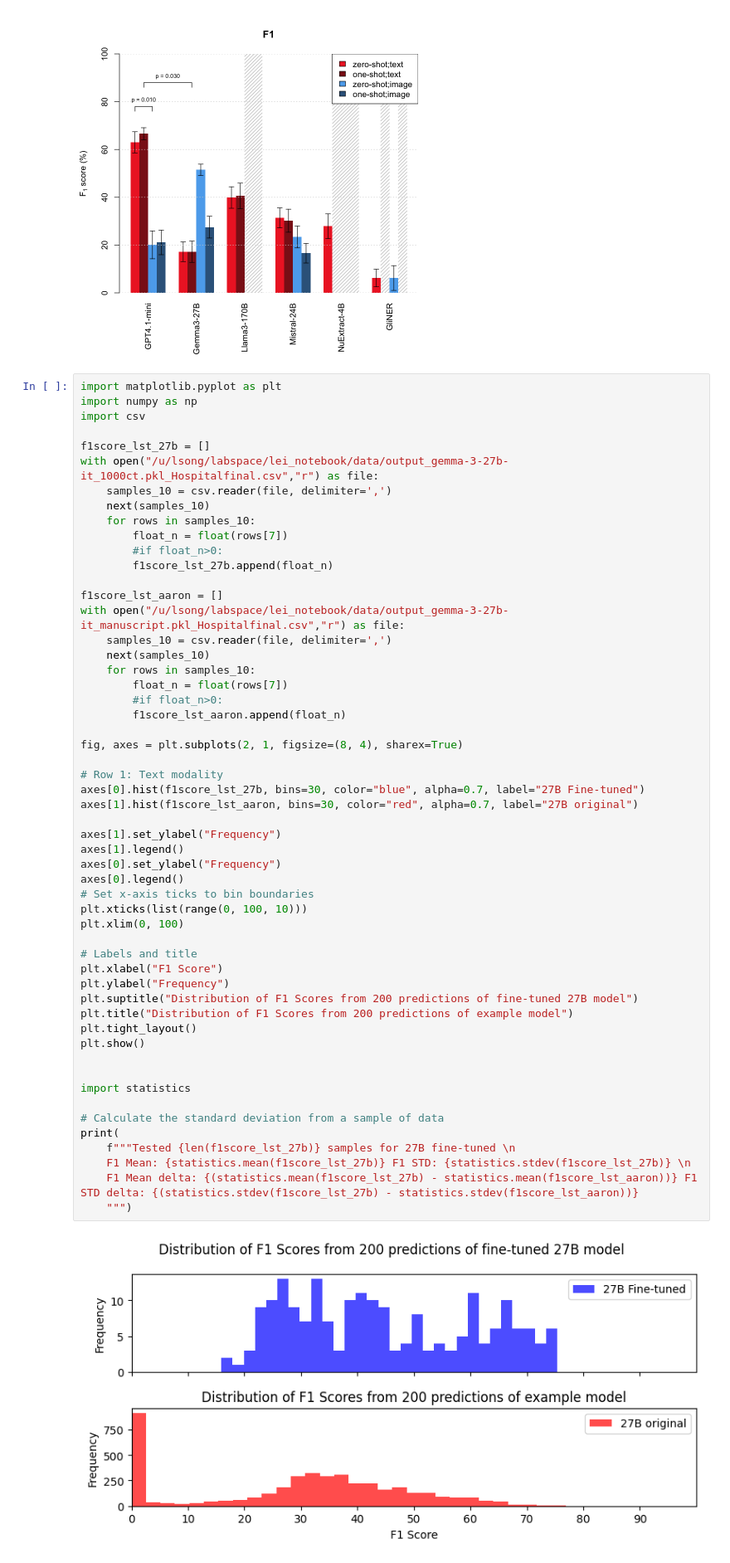
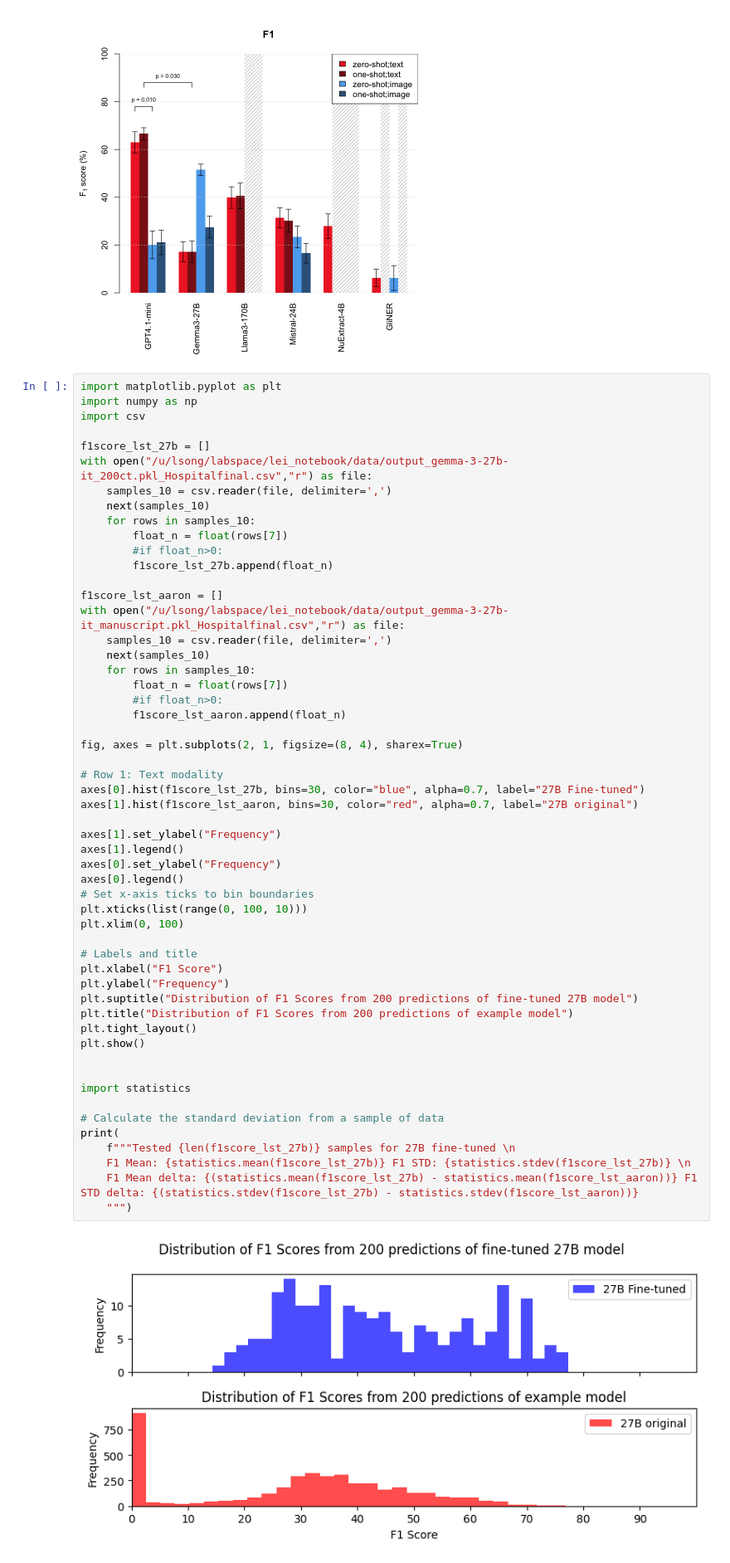
Before and after one commit to courtotlab/PDF_benchmarking, a Jupyter notebook: graphs/PlotF1.ipynb, the cells around one changed output. Shown: that part at 83% size. Saved outputs shown, nothing was run; the diff lists cells and outputs as text.

```diff
--- a/graphs/PlotF1.ipynb
+++ b/graphs/PlotF1.ipynb
@@ -81,7 +81,7 @@ import numpy as np
 import csv
 
 f1score_lst_27b = []
-with open("/u/lsong/labspace/lei_notebook/data/output_gemma-3-27b-it_1000ct.pkl_Hospitalfinal.csv","r") as file:
+with open("/u/lsong/labspace/lei_notebook/data/output_gemma-3-27b-it_200ct.pkl_Hospitalfinal.csv","r") as file:
     samples_10 = csv.reader(file, delimiter=',')
     next(samples_10)
     for rows in samples_10:
@@ -103,31 +103,31 @@ fig, axes = plt.subplots(2, 1, figsize=(8, 4), sharex=True)
 # Row 1: Text modality
 axes[0].hist(f1score_lst_27b, bins=30, color="blue", alpha=0.7, label="27B Fine-tuned")
 axes[1].hist(f1score_lst_aaron, bins=30, color="red", alpha=0.7, label="27B original")
 
 axes[1].set_ylabel("Frequency")
 axes[1].legend()
 axes[0].set_ylabel("Frequency")
 axes[0].legend()
 # Set x-axis ticks to bin boundaries
 plt.xticks(list(range(0, 100, 10)))
 plt.xlim(0, 100)
 
 # Labels and title
 plt.xlabel("F1 Score")
 plt.ylabel("Frequency")
 plt.suptitle("Distribution of F1 Scores from 200 predictions of fine-tuned 27B model")
 plt.title("Distribution of F1 Scores from 200 predictions of example model")
 plt.tight_layout()
 plt.show()
 
 
 import statistics
 
 # Calculate the standard deviation from a sample of data
 print(
     f"""Tested {len(f1score_lst_27b)} samples for 27B fine-tuned \n
     F1 Mean: {statistics.mean(f1score_lst_27b)} F1 STD: {statistics.stdev(f1score_lst_27b)} \n
     F1 Mean delta: {(statistics.mean(f1score_lst_27b) - statistics.mean(f1score_lst_aaron))} F1 STD delta: {(statistics.stdev(f1score_lst_27b) - statistics.stdev(f1score_lst_aaron))}
     """)
 # %% [output]
-[figure, old version]
+[figure, new version]
```
Also changed, not shown: parts of 2 cells of this notebook, 3 other files.
